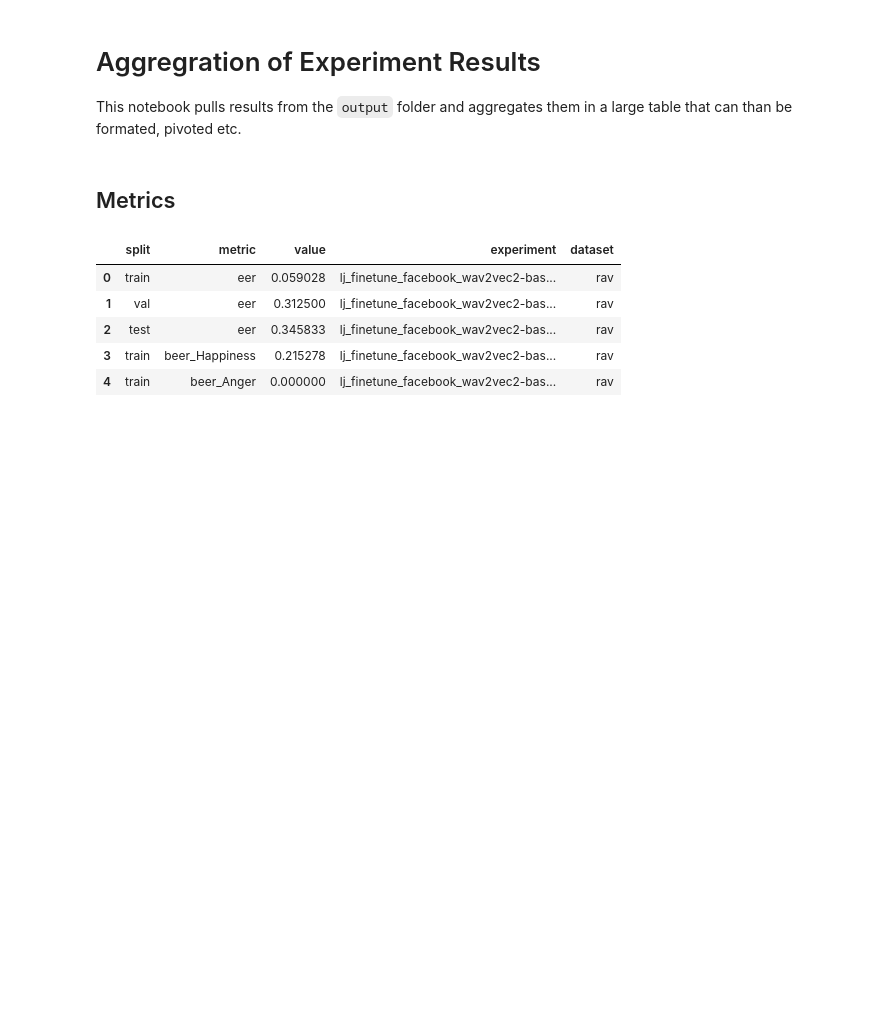
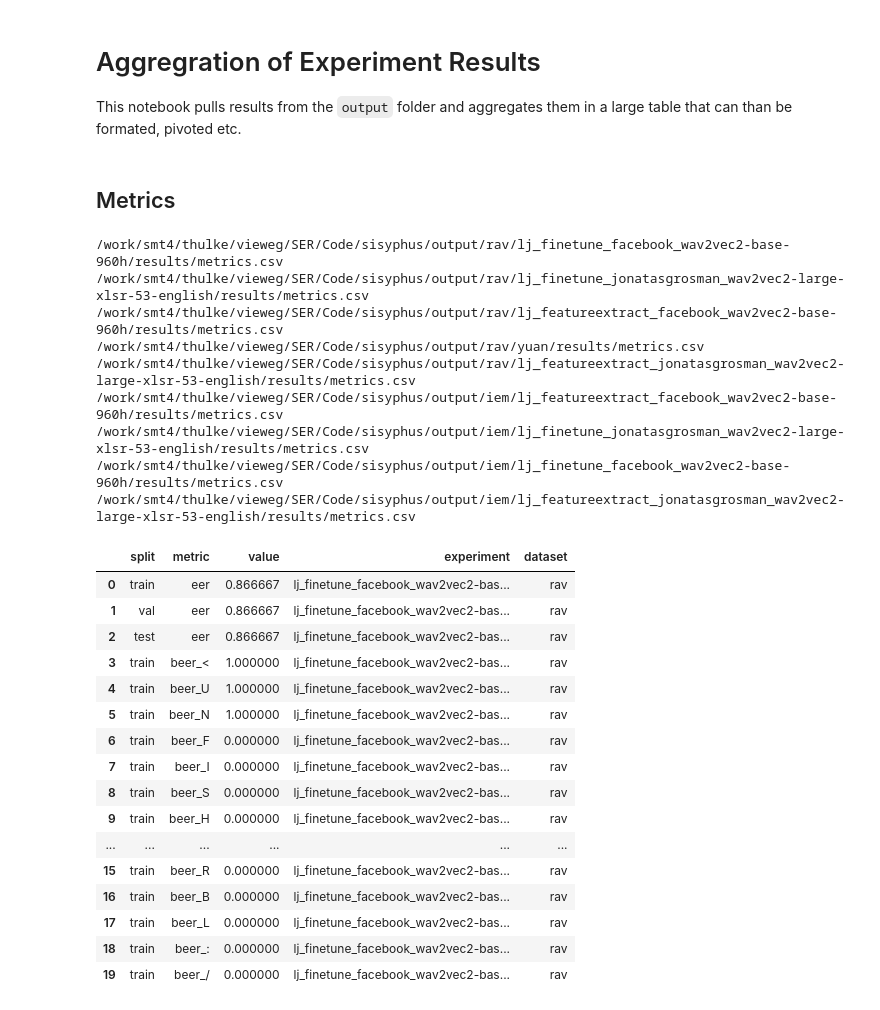
Before and after one commit to DSMaVie/ser-explo, a Jupyter notebook: scripts/aggregate_results.ipynb, the cells around one changed output. Drawn from its saved outputs; the diff is of its cells as text; code cells hidden in the pictures; blank space fills up the shorter version.

```diff
--- a/scripts/aggregate_results.ipynb
+++ b/scripts/aggregate_results.ipynb
@@ -11,26 +11,47 @@ OUTPUT_PATH = Path("/work/smt4/thulke/vieweg/SER/Code/sisyphus/output")
 # %%
 import pandas as pd
 import glob
 
 dfs = []
 for path in map(Path, glob.glob(f"{OUTPUT_PATH}/**/metrics.csv", recursive=True)):
     if "pp" in path.parts:
         continue
 
+    print(path)
     metrics_df = pd.read_csv(path)
     metrics_df["experiment"] = path.parts[-3]
     metrics_df["dataset"] = path.parts[-4]
     dfs.append(metrics_df)
 
 metrics = pd.concat(dfs, axis=0, ignore_index=True)
-metrics.head()
+metrics.head(20)
 # %% [output]
+/work/smt4/thulke/vieweg/SER/Code/sisyphus/output/rav/lj_finetune_facebook_wav2vec2-base-960h/results/metrics.csv
+/work/smt4/thulke/vieweg/SER/Code/sisyphus/output/rav/lj_finetune_jonatasgrosman_wav2vec2-large-xlsr-53-english/results/metrics.csv
+/work/smt4/thulke/vieweg/SER/Code/sisyphus/output/rav/lj_featureextract_facebook_wav2vec2-base-960h/results/metrics.csv
+/work/smt4/thulke/vieweg/SER/Code/sisyphus/output/rav/yuan/results/metrics.csv
+/work/smt4/thulke/vieweg/SER/Code/sisyphus/output/rav/lj_featureextract_jonatasgrosman_wav2vec2-large-xlsr-53-english/results/metrics.csv
+/work/smt4/thulke/vieweg/SER/Code/sisyphus/output/iem/lj_featureextract_facebook_wav2vec2-base-960h/results/metrics.csv
+/work/smt4/thulke/vieweg/SER/Code/sisyphus/output/iem/lj_finetune_jonatasgrosman_wav2vec2-large-xlsr-53-english/results/metrics.csv
+/work/smt4/thulke/vieweg/SER/Code/sisyphus/output/iem/lj_finetune_facebook_wav2vec2-base-960h/results/metrics.csv
+/work/smt4/thulke/vieweg/SER/Code/sisyphus/output/iem/lj_featureextract_jonatasgrosman_wav2vec2-large-xlsr-53-english/results/metrics.csv
 |  | split | metric | value | experiment | dataset |
-| 0 | train | eer | 0.059028 | lj_finetune_facebook_wav2vec2-bas... | rav |
-| 1 | val | eer | 0.312500 | lj_finetune_facebook_wav2vec2-bas... | rav |
-| 2 | test | eer | 0.345833 | lj_finetune_facebook_wav2vec2-bas... | rav |
-| 3 | train | beer_Happiness | 0.215278 | lj_finetune_facebook_wav2vec2-bas... | rav |
-| 4 | train | beer_Anger | 0.000000 | lj_finetune_facebook_wav2vec2-bas... | rav |
+| 0 | train | eer | 0.866667 | lj_finetune_facebook_wav2vec2-bas... | rav |
+| 1 | val | eer | 0.866667 | lj_finetune_facebook_wav2vec2-bas... | rav |
+| 2 | test | eer | 0.866667 | lj_finetune_facebook_wav2vec2-bas... | rav |
+| 3 | train | beer_< | 1.000000 | lj_finetune_facebook_wav2vec2-bas... | rav |
+| 4 | train | beer_U | 1.000000 | lj_finetune_facebook_wav2vec2-bas... | rav |
+| 5 | train | beer_N | 1.000000 | lj_finetune_facebook_wav2vec2-bas... | rav |
+| 6 | train | beer_F | 0.000000 | lj_finetune_facebook_wav2vec2-bas... | rav |
+| 7 | train | beer_I | 0.000000 | lj_finetune_facebook_wav2vec2-bas... | rav |
+| 8 | train | beer_S | 0.000000 | lj_finetune_facebook_wav2vec2-bas... | rav |
+| 9 | train | beer_H | 0.000000 | lj_finetune_facebook_wav2vec2-bas... | rav |
+| ... | ... | ... | ... | ... | ... |
+| 15 | train | beer_R | 0.000000 | lj_finetune_facebook_wav2vec2-bas... | rav |
+| 16 | train | beer_B | 0.000000 | lj_finetune_facebook_wav2vec2-bas... | rav |
+| 17 | train | beer_L | 0.000000 | lj_finetune_facebook_wav2vec2-bas... | rav |
+| 18 | train | beer_: | 0.000000 | lj_finetune_facebook_wav2vec2-bas... | rav |
+| 19 | train | beer_/ | 0.000000 | lj_finetune_facebook_wav2vec2-bas... | rav |
 # %%
 from IPython.display import Markdown
 
```
Also changed, not shown: parts of 1 cell of this notebook, 12 other files.
